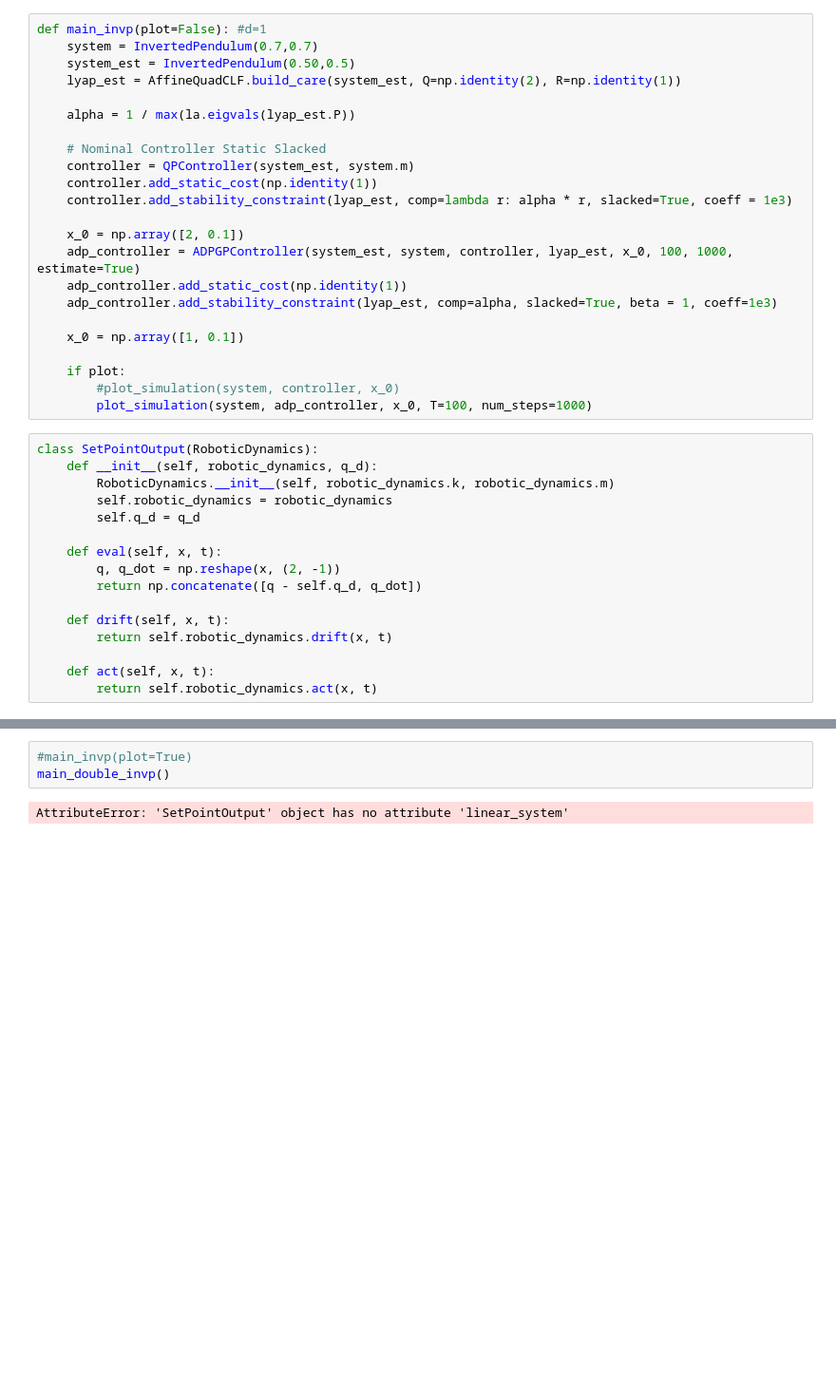
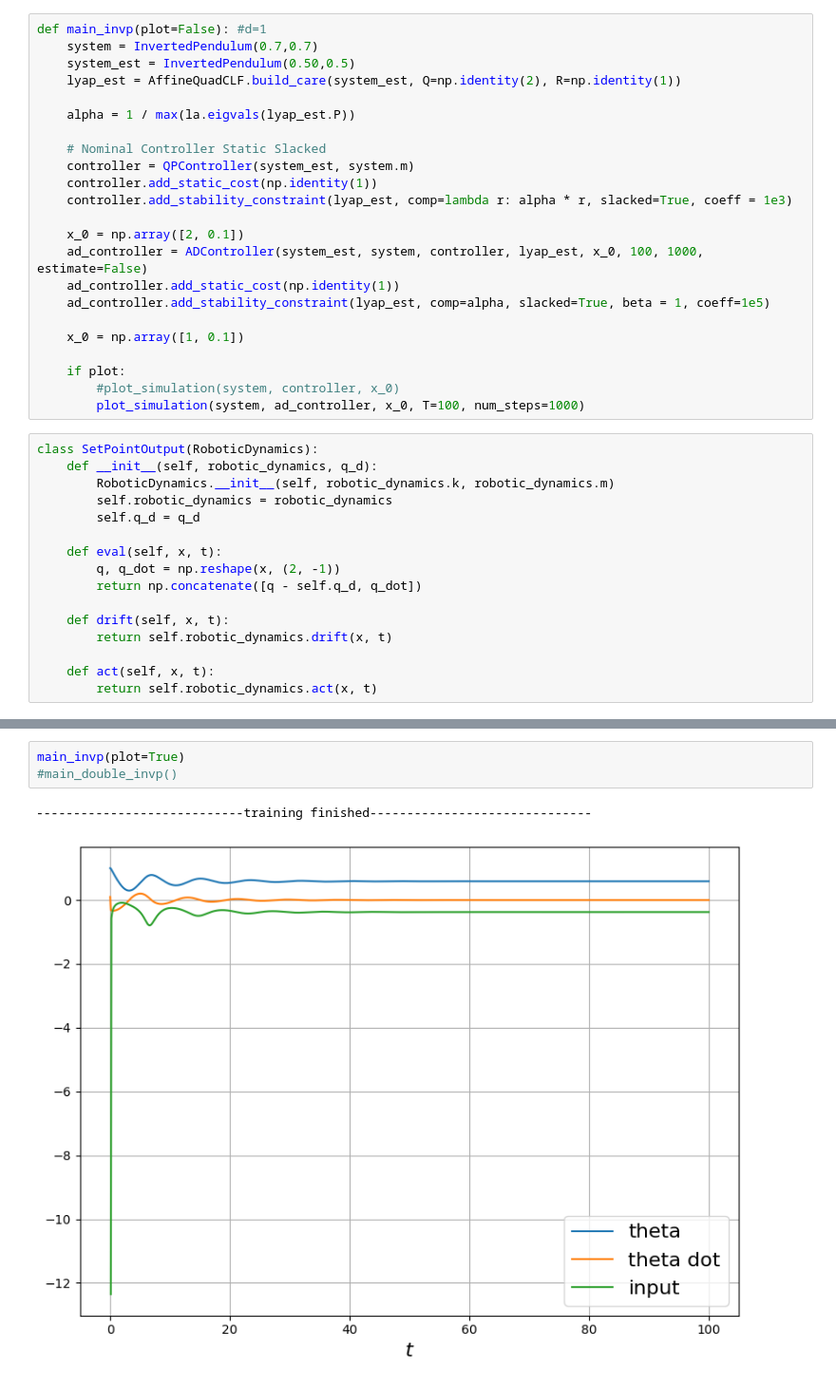
Before and after one commit to kimzemian/random_features, a Jupyter notebook: socpsc.ipynb, the cells around one changed output, grey strips where cells are left out. Shown: that part at 95% size. Saved outputs shown, nothing was run; the diff lists cells and outputs as text; blank space fills up the shorter version.

Commit message:
both controllers work with inverted pendulum

```diff
--- a/socpsc.ipynb
+++ b/socpsc.ipynb
@@ -52,15 +52,15 @@ def main_invp(plot=False): #d=1
     controller.add_stability_constraint(lyap_est, comp=lambda r: alpha * r, slacked=True, coeff = 1e3)
 
     x_0 = np.array([2, 0.1])
-    adp_controller = ADPGPController(system_est, system, controller, lyap_est, x_0, 100, 1000, estimate=True)
-    adp_controller.add_static_cost(np.identity(1))
-    adp_controller.add_stability_constraint(lyap_est, comp=alpha, slacked=True, beta = 1, coeff=1e3)
+    ad_controller = ADController(system_est, system, controller, lyap_est, x_0, 100, 1000, estimate=False)
+    ad_controller.add_static_cost(np.identity(1))
+    ad_controller.add_stability_constraint(lyap_est, comp=alpha, slacked=True, beta = 1, coeff=1e5)
 
     x_0 = np.array([1, 0.1])
 
     if plot:
         #plot_simulation(system, controller, x_0)
-        plot_simulation(system, adp_controller, x_0, T=100, num_steps=1000)
+        plot_simulation(system, ad_controller, x_0, T=100, num_steps=1000)
 # %%
 class SetPointOutput(RoboticDynamics):
     def __init__(self, robotic_dynamics, q_d):
@@ -108,7 +108,8 @@ def main_double_invp(plot=True):
         plot_simulation(system, controller, x_0)
         plot_simulation(system, adp_controller, x_0, T=20, num_steps=200)
 # %%
-#main_invp(plot=True)
-main_double_invp()
+main_invp(plot=True)
+#main_double_invp()
 # %% [output]
-AttributeError: 'SetPointOutput' object has no attribute 'linear_system'
+----------------------------training finished------------------------------
+[figure, added]
```
Also changed, not shown: parts of 3 cells of this notebook, 28 other files.
